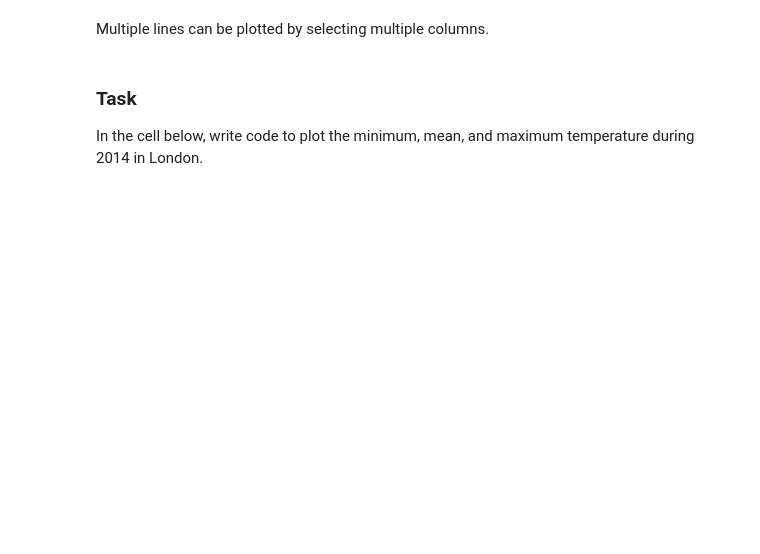
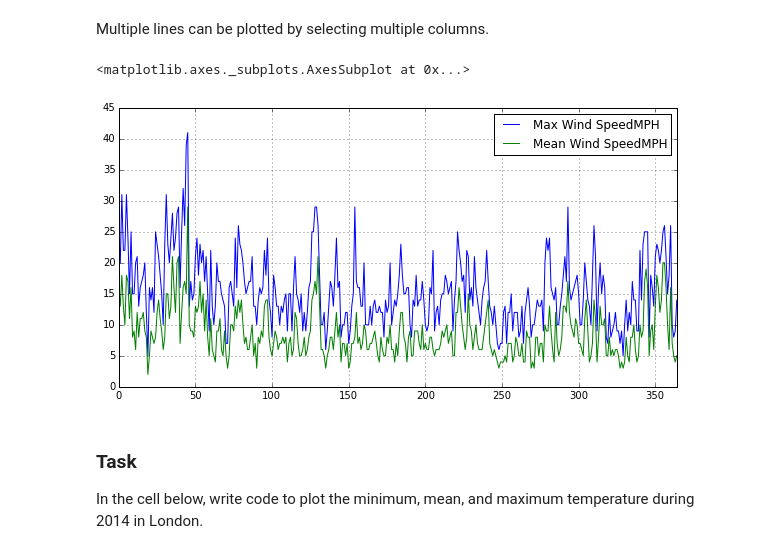
Before and after one commit to richelm/course_notes, a Jupyter notebook: ltcfda/Week_2_exercise_notebook.ipynb, the cells around one changed output. Cells and saved outputs as stored; diff of their text form; code cells hidden in the pictures; blank space fills up the shorter version.

```diff
--- a/ltcfda/Week_2_exercise_notebook.ipynb
+++ b/ltcfda/Week_2_exercise_notebook.ipynb
@@ -386,7 +567,10 @@ london['Max Wind SpeedKm/h'].plot(grid=True, figsize=(10,5))
 # %% [markdown]
 Multiple lines can be plotted by selecting multiple columns.
 # %%
-london[['Max Wind SpeedKm/h', 'Mean Wind SpeedKm/h']].plot(grid=True, figsize=(10,5))
+london[['Max Wind SpeedMPH', 'Mean Wind SpeedMPH']].plot(grid=True, figsize=(10,5))
+# %% [output]
+<matplotlib.axes._subplots.AxesSubplot at 0x...>
+[figure, added]
 # %% [markdown]
 ### Task
 
```
Also changed, not shown: parts of 25 cells of this notebook, 4 other files.
